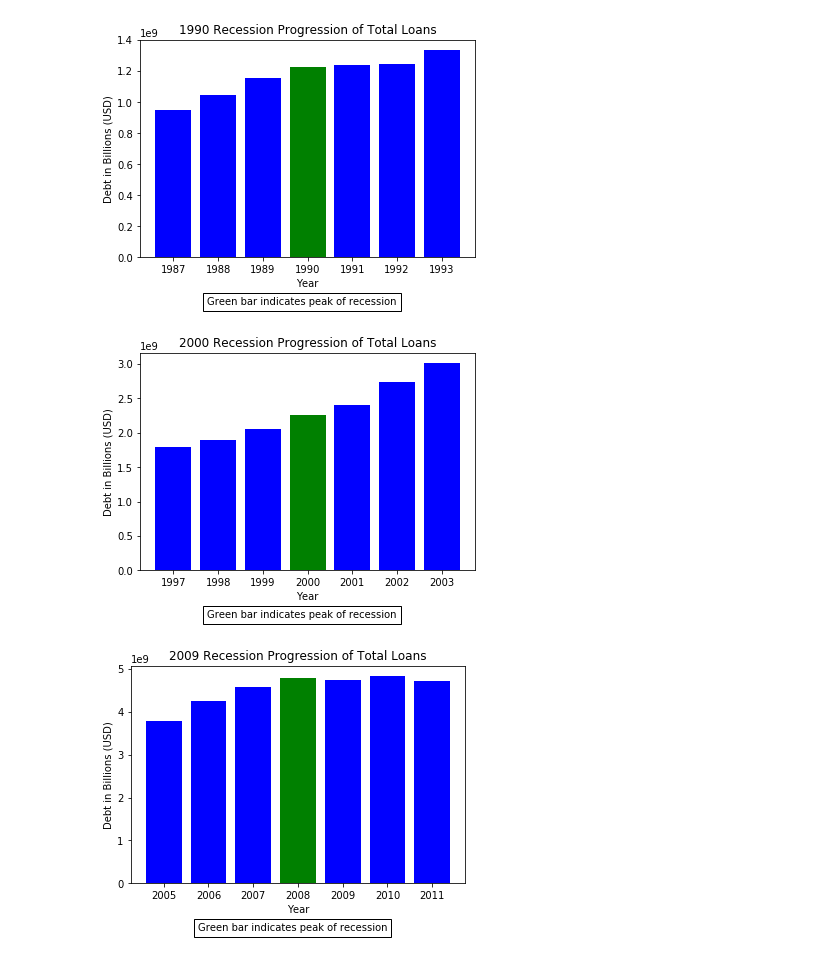
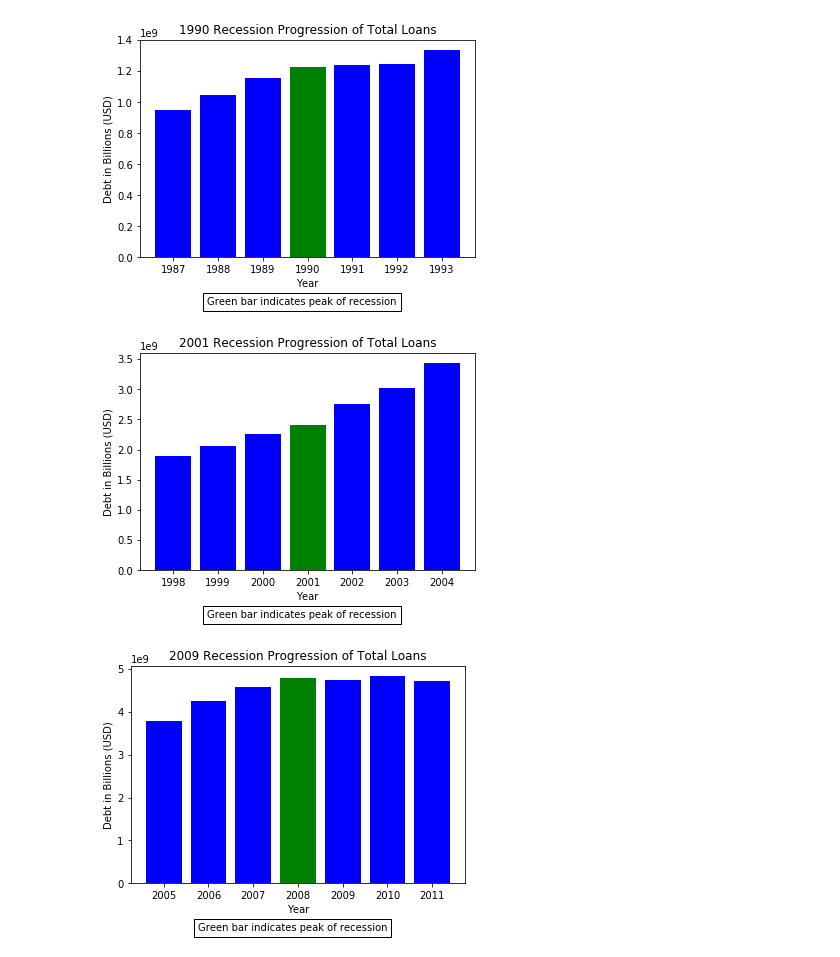
Before and after one commit to brownal05/project1, a Jupyter notebook: notebooks/nick.ipynb, the cells around one changed output. Saved outputs shown, nothing was run; the diff lists cells and outputs as text; code cells hidden in the pictures.

```diff
--- a/notebooks/nick.ipynb
+++ b/notebooks/nick.ipynb
@@ -138,8 +138,8 @@ plt.show()
 # Creates dataframes based around each recession period
 first_rec = debt_clean[(debt_clean['Year'] == 1987) | (debt_clean['Year'] == 1988) | (debt_clean['Year'] == 1989) | (debt_clean['Year'] == 1990) |
           (debt_clean['Year'] == 1991) | (debt_clean['Year'] == 1992) | (debt_clean['Year'] == 1993)]
-second_rec = debt_clean[(debt_clean['Year'] == 1997) | (debt_clean['Year'] == 1998) | (debt_clean['Year'] == 1999) | (debt_clean['Year'] == 2000) |
-          (debt_clean['Year'] == 2001) | (debt_clean['Year'] == 2002) | (debt_clean['Year'] == 2003)]
+second_rec = debt_clean[(debt_clean['Year'] == 1998) | (debt_clean['Year'] == 1999) | (debt_clean['Year'] == 2000) | (debt_clean['Year'] == 2001) |
+          (debt_clean['Year'] == 2002) | (debt_clean['Year'] == 2003) | (debt_clean['Year'] == 2004)]
 third_rec = debt_clean[(debt_clean['Year'] == 2005) | (debt_clean['Year'] == 2006) | (debt_clean['Year'] == 2007) | (debt_clean['Year'] == 2008) |
           (debt_clean['Year'] == 2009) | (debt_clean['Year'] == 2010) | (debt_clean['Year'] == 2011)]
 
@@ -257,22 +257,22 @@ plt.show()
 # %% [output]
 [figure]
 # %%
-second_rec_one = second_rec[second_rec['Year'] < 2000]
-second_rec_peak = second_rec[second_rec['Year'] == 2000]
-second_rec_two = second_rec[second_rec['Year'] > 2000]
+second_rec_one = second_rec[second_rec['Year'] < 2001]
+second_rec_peak = second_rec[second_rec['Year'] == 2001]
+second_rec_two = second_rec[second_rec['Year'] > 2001]
 # %%
 plt.bar(second_rec_one['Year'],second_rec_one['Total Loans'], color = 'blue')
 plt.bar(second_rec_peak['Year'],second_rec_peak['Total Loans'], color = 'green')
 plt.bar(second_rec_two['Year'],second_rec_two['Total Loans'], color = 'blue')
-plt.title('2000 Recession Progression of Total Loans')
+plt.title('2001 Recession Progression of Total Loans')
 plt.xlabel('Year')
 plt.ylabel("Debt in Billions (USD)")
 plt.figtext(0.5, -0.04, caption_rec_per, wrap=True, horizontalalignment='center', fontsize=10,
            bbox=dict(facecolor='none', edgecolor='black'))
-plt.savefig('../clean_graphs/rec_debt_bar_2000.png')
+plt.savefig('../clean_graphs/rec_debt_bar_2001.png')
 plt.show()
 # %% [output]
-[figure, old version]
+[figure, new version]
 # %%
 third_rec_one = third_rec[third_rec['Year'] < 2008]
 third_rec_peak = third_rec[third_rec['Year'] == 2008]
```
Also changed, not shown: parts of 16 cells of this notebook, 35 other files.
